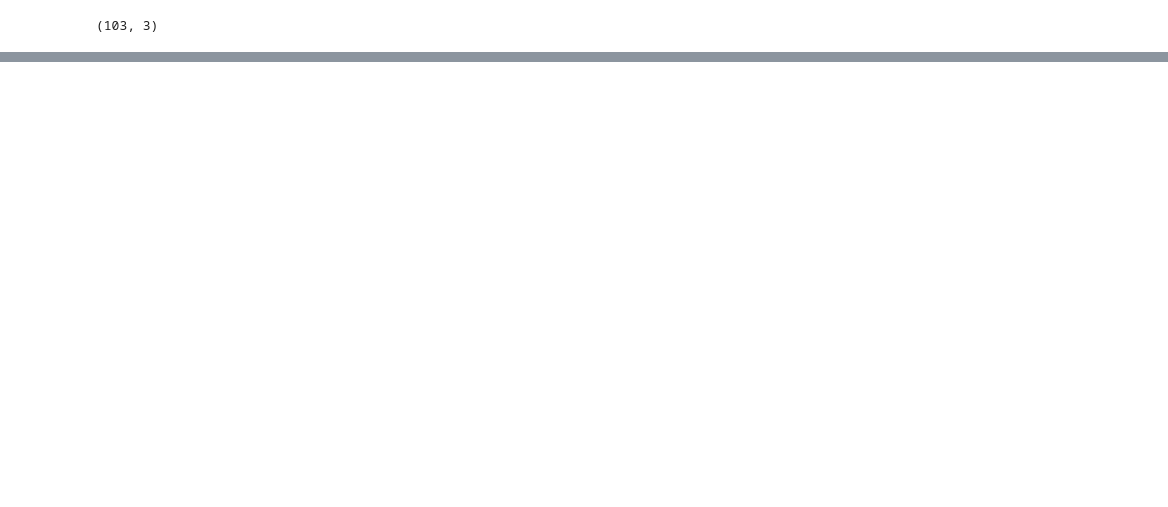
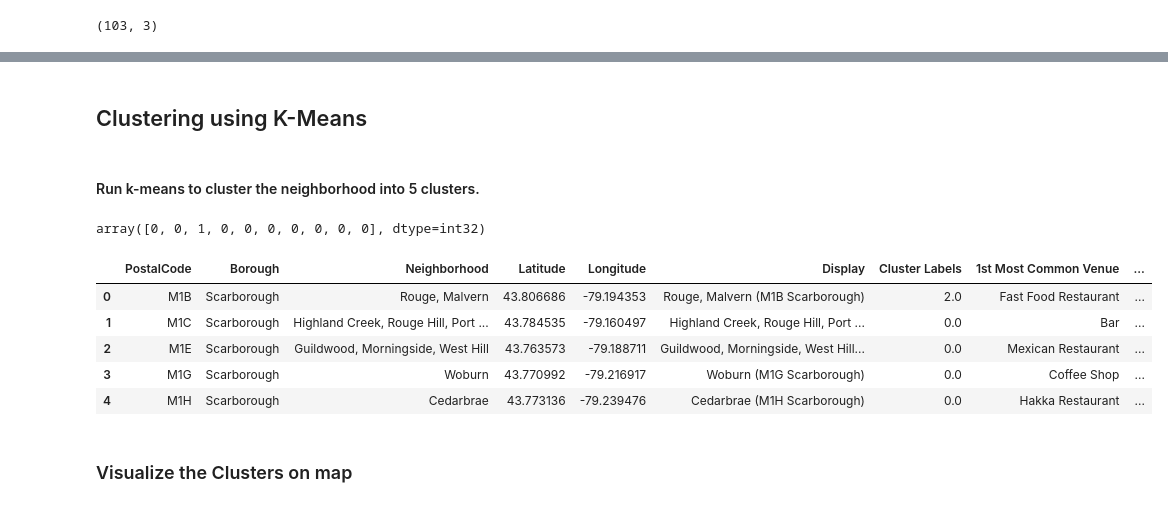
Before and after one commit to michael-lampeitl/Coursera_Capstone, a Jupyter notebook: clustering_toronto.ipynb, the cells around one changed output, grey strips where cells are left out. Saved outputs shown, nothing was run; the diff lists cells and outputs as text; code cells hidden in the pictures; blank space fills up the shorter version.

Commit message:
Now with Geolocation, Venues and Clustering

```diff
--- a/clustering_toronto.ipynb
+++ b/clustering_toronto.ipynb
@@ -92,0 +257,11 @@ postcode_out_df.shape
+# %%
+# one hot encoding
+toronto_onehot = pd.get_dummies(toronto_venues[['Venue Category']], prefix="", prefix_sep="")
+columns_without_key = toronto_onehot.columns
+
+# add neighborhood column back to dataframe
+toronto_onehot['Display'] = toronto_venues['Display']
+
+# move neighborhood column to the first column
+fixed_columns = ['Display'] + list(columns_without_key)
+toronto_onehot = toronto_onehot[fixed_columns]
@@ -92,0 +270,3 @@ postcode_out_df.shape
+# %%
+toronto_grouped = toronto_onehot.groupby('Display').mean().reset_index()
+toronto_grouped.head()
@@ -92,0 +317,39 @@ postcode_out_df.shape
+# %% [markdown]
+## Clustering using K-Means
+# %% [markdown]
+#### Run k-means to cluster the neighborhood into 5 clusters.
+# %%
+# set number of clusters
+kclusters = 3
+
+toronto_grouped_clustering = toronto_grouped.drop('Display', axis=1)
+
+# run k-means clustering
+kmeans = KMeans(n_clusters=kclusters, random_state=0).fit(toronto_grouped_clustering)
+
+# check cluster labels generated for each row in the dataframe
+kmeans.labels_[0:10]
+# %% [output]
+array([0, 0, 1, 0, 0, 0, 0, 0, 0, 0], dtype=int32)
+# %%
+# add clustering labels
+neighborhoods_venues_sorted.insert(0, 'Cluster Labels', kmeans.labels_)
+
+toronto_merged = postcode_loc_df
+
+# merge toronto_grouped with toronto_data to add latitude/longitude for each neighborhood
+toronto_merged = toronto_merged.join(neighborhoods_venues_sorted.set_index('Display'), on='Display')
+
+# remove NaN Rows
+toronto_merged.dropna(inplace=True)
+# %%
+toronto_merged.head()
+# %% [output]
+|  | PostalCode | Borough | Neighborhood | Latitude | Longitude | Display | Cluster Labels | 1st Most Common Venue | ... |
+| 0 | M1B | Scarborough | Rouge, Malvern | 43.806686 | -79.194353 | Rouge, Malvern (M1B Scarborough) | 2.0 | Fast Food Restaurant | ... |
+| 1 | M1C | Scarborough | Highland Creek, Rouge Hill, Port ... | 43.784535 | -79.160497 | Highland Creek, Rouge Hill, Port ... | 0.0 | Bar | ... |
+| 2 | M1E | Scarborough | Guildwood, Morningside, West Hill | 43.763573 | -79.188711 | Guildwood, Morningside, West Hill... | 0.0 | Mexican Restaurant | ... |
+| 3 | M1G | Scarborough | Woburn | 43.770992 | -79.216917 | Woburn (M1G Scarborough) | 0.0 | Coffee Shop | ... |
+| 4 | M1H | Scarborough | Cedarbrae | 43.773136 | -79.239476 | Cedarbrae (M1H Scarborough) | 0.0 | Hakka Restaurant | ... |
+# %% [markdown]
+### Visualize the Clusters on map
```
Also changed, not shown: parts of 42 cells of this notebook.
